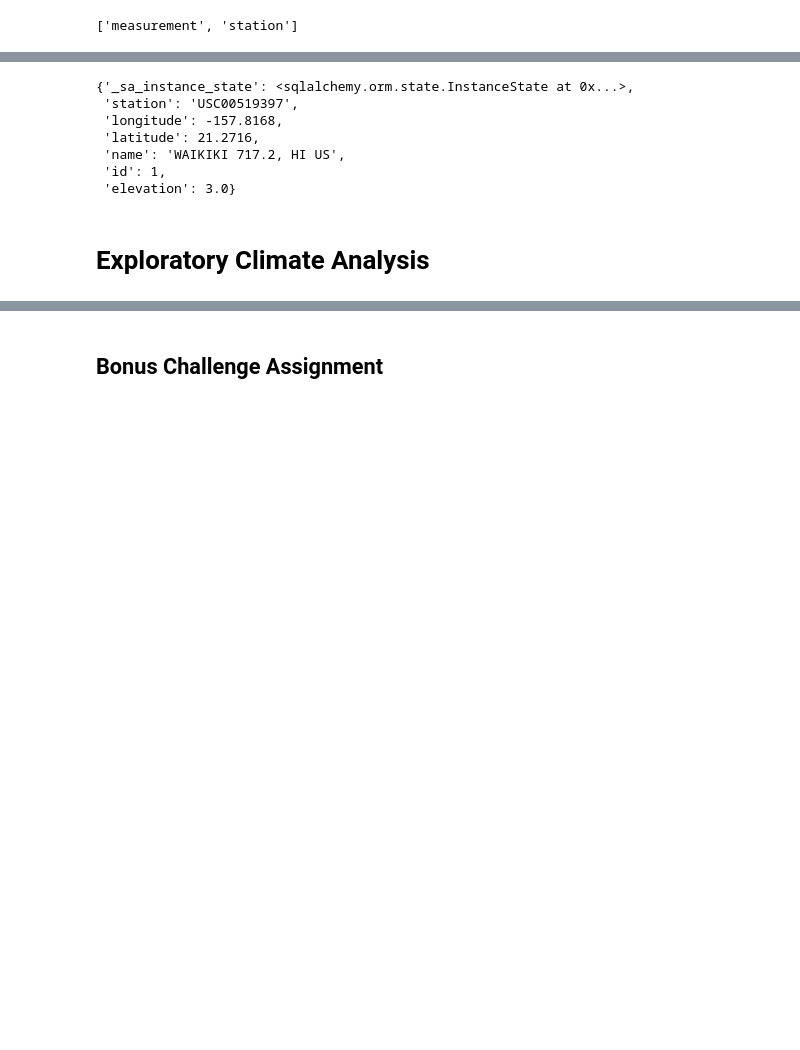
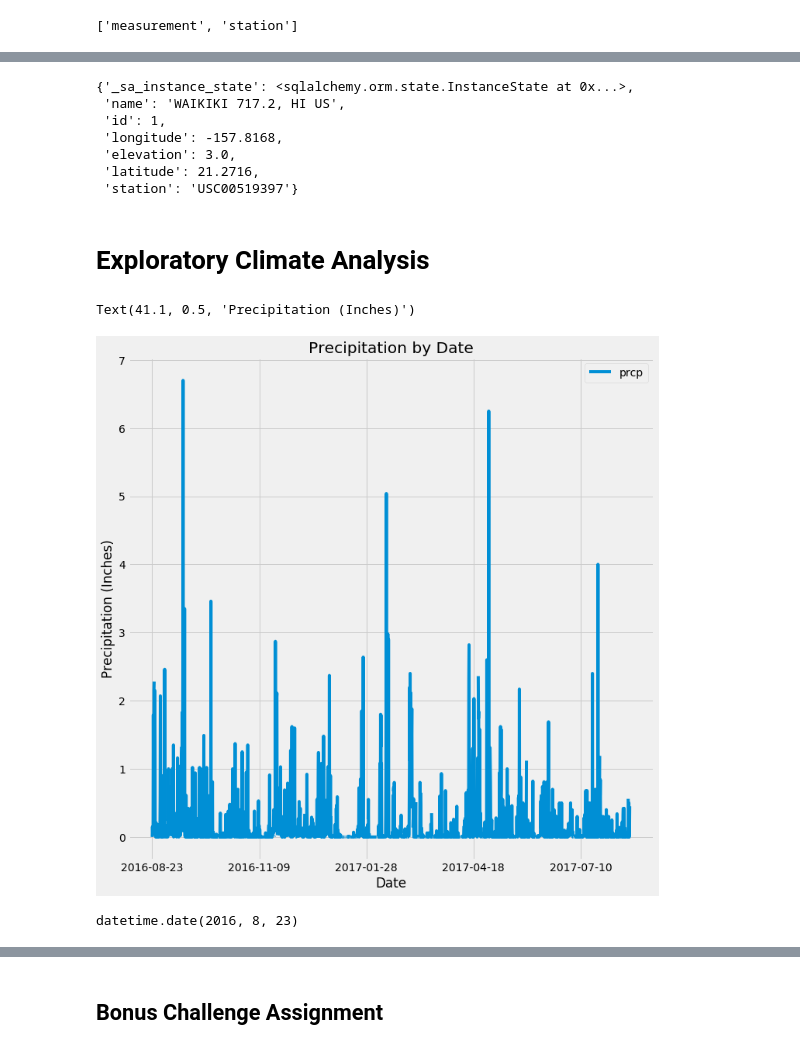
Before and after one commit to cdfencing/SQLalchemy-Challenge, a Jupyter notebook: climate_analysis.ipynb, the cells around one changed output, grey strips where cells are left out. Cells and saved outputs as stored; diff of their text form; code cells hidden in the pictures; blank space fills up the shorter version.

Commit message:
precipitation analysis

```diff
--- a/climate_analysis.ipynb
+++ b/climate_analysis.ipynb
@@ -31,10 +29,10 @@ Base.classes.keys()
 ['measurement', 'station']
 # %%
 # Assign the measurement class to a variable called `measurement`
-measurement = Base.classes.measurement
+Measurement = Base.classes.measurement
 
 # Assign the station class to a variable called `station`
-station = Base.classes.station
+Station = Base.classes.station
 # %%
 # Create a session
 session = Session(engine)
@@ -52,12 +50,12 @@ first_row.__dict__
 # %%
 # Display the second row's columns and data in dictionary format
-first_row1 = session.query(station).first()
+first_row1 = session.query(Station).first()
 first_row1.__dict__
 # %% [output]
 {'_sa_instance_state': <sqlalchemy.orm.state.InstanceState at 0x...>,
- 'station': 'USC00519397',
- 'longitude': -157.8168,
- 'latitude': 21.2716,
  'name': 'WAIKIKI 717.2, HI US',
  'id': 1,
- 'elevation': 3.0}
+ 'longitude': -157.8168,
+ 'elevation': 3.0,
+ 'latitude': 21.2716,
+ 'station': 'USC00519397'}
@@ -68,5 +62,40 @@ first_row1.__dict__
 # %%
 # Create our session (link) from Python to the DB
+# ----------------------------------
+# Session is a temporary binding to our DB
+from sqlalchemy.orm import Session
+session = Session(bind=engine)
 # %% [markdown]
 # Exploratory Climate Analysis
+# %%
+# Query to retrieve the last 12 months of precipitation data and plot the results
+Precipitation = session.query(Measurement.date, Measurement.prcp).\
+    filter(Measurement.date > '2016-08-22').\
+    order_by(Measurement.date).all()
+
+#SHOULD WE DROP NA? THERE ARE SOME NONE VALUES, IF SO HOW?????
+
+
+#ROTATE THE X AXIS?????????
+
+Precipitation_plot = pd.DataFrame(Precipitation, columns=['date', 'prcp'])
+Precipitation_plot.set_index('date', inplace=True)
+Precipitation_plot.plot.line(figsize=(10,10))
+plt.tight_layout()
+
+plt.title("Precipitation by Date")
+plt.xlabel("Date")
+plt.ylabel("Precipitation (Inches)")
+# %% [output]
+Text(41.1, 0.5, 'Precipitation (Inches)')
+[figure, added]
+# %%
+# Calculate the date 1 year ago from the last data point in the database
+
+Most_recent_date = session.query(Measurement.date).order_by(Measurement.date.desc()).first()
+
+Year_ago = dt.date(2017, 8, 23) - dt.timedelta(days=365)
+Year_ago
+# %% [output]
+datetime.date(2016, 8, 23)
 # %%
```
Also changed, not shown: parts of 8 cells of this notebook.
